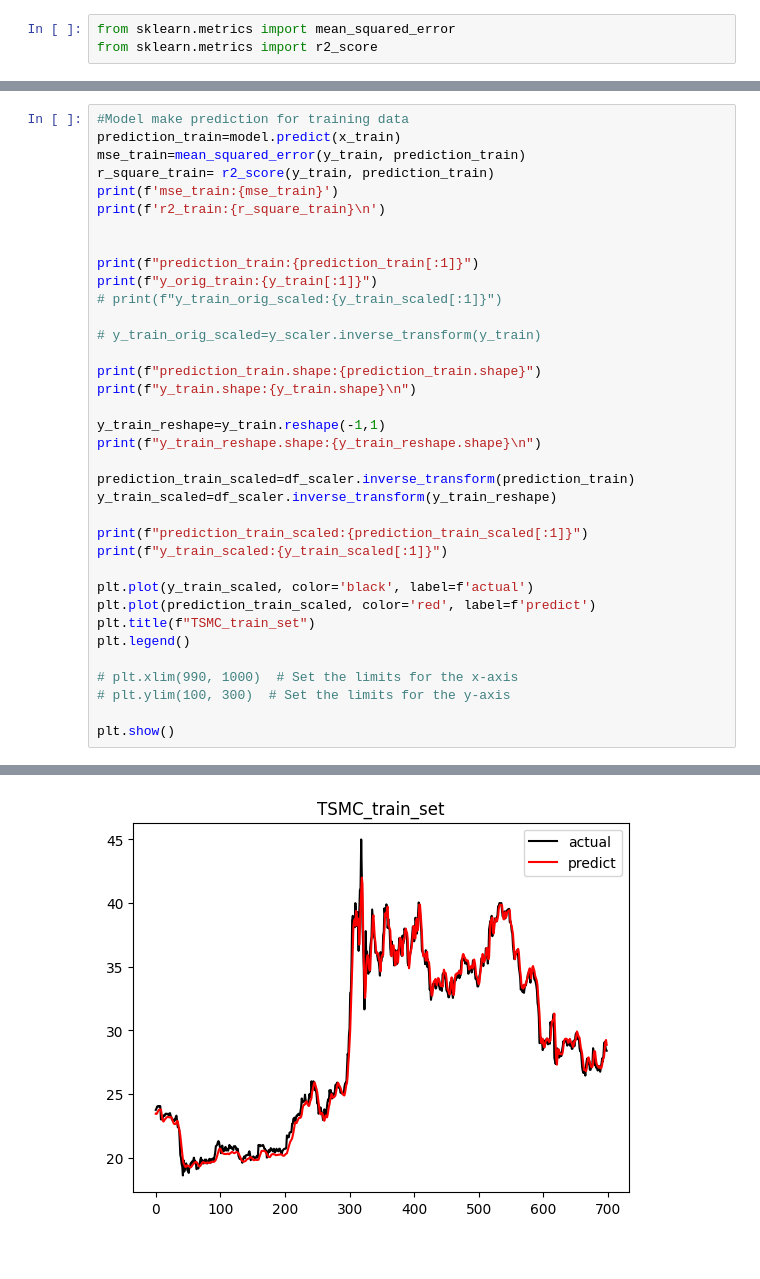
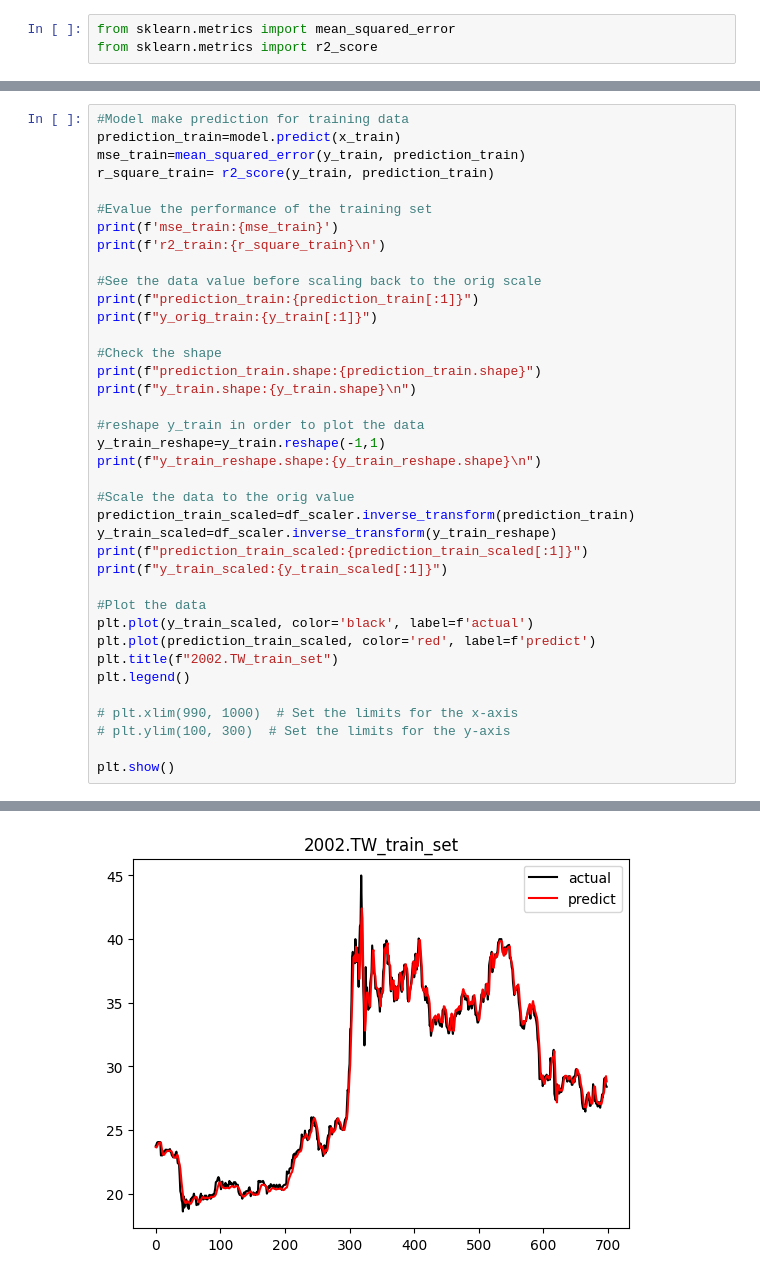
Before and after one commit to This-is-Becky/LSTM-stock-prediction, a Jupyter notebook: 1_inputs_LSTM_中鋼_30_mar.ipynb, the cells around one changed output, grey strips where cells are left out. Cells and saved outputs as stored; diff of their text form.

```diff
--- a/1_inputs_LSTM_中鋼_30_mar.ipynb
+++ b/1_inputs_LSTM_中鋼_30_mar.ipynb
@@ -338,31 +345,33 @@ from sklearn.metrics import r2_score
 prediction_train=model.predict(x_train)
 mse_train=mean_squared_error(y_train, prediction_train)
 r_square_train= r2_score(y_train, prediction_train)
+
+#Evalue the performance of the training set
 print(f'mse_train:{mse_train}')
 print(f'r2_train:{r_square_train}\n')
 
-
+#See the data value before scaling back to the orig scale
 print(f"prediction_train:{prediction_train[:1]}")
 print(f"y_orig_train:{y_train[:1]}")
-# print(f"y_train_orig_scaled:{y_train_scaled[:1]}")
 
-# y_train_orig_scaled=y_scaler.inverse_transform(y_train)
-
+#Check the shape
 print(f"prediction_train.shape:{prediction_train.shape}")
 print(f"y_train.shape:{y_train.shape}\n")
 
+#reshape y_train in order to plot the data
 y_train_reshape=y_train.reshape(-1,1)
 print(f"y_train_reshape.shape:{y_train_reshape.shape}\n")
 
+#Scale the data to the orig value
 prediction_train_scaled=df_scaler.inverse_transform(prediction_train)
 y_train_scaled=df_scaler.inverse_transform(y_train_reshape)
-
 print(f"prediction_train_scaled:{prediction_train_scaled[:1]}")
 print(f"y_train_scaled:{y_train_scaled[:1]}")
 
+#Plot the data
 plt.plot(y_train_scaled, color='black', label=f'actual')
 plt.plot(prediction_train_scaled, color='red', label=f'predict')
-plt.title(f"TSMC_train_set")
+plt.title(f"2002.TW_train_set")
 plt.legend()
 
 # plt.xlim(990, 1000)  # Set the limits for the x-axis
@@ -385,2 +394,2 @@ prediction_train_scaled:[[23.45168]]
 y_train_scaled:[[23.75]]
-[figure, old version]
+[figure, new version]
```
Also changed, not shown: parts of 13 cells of this notebook.
